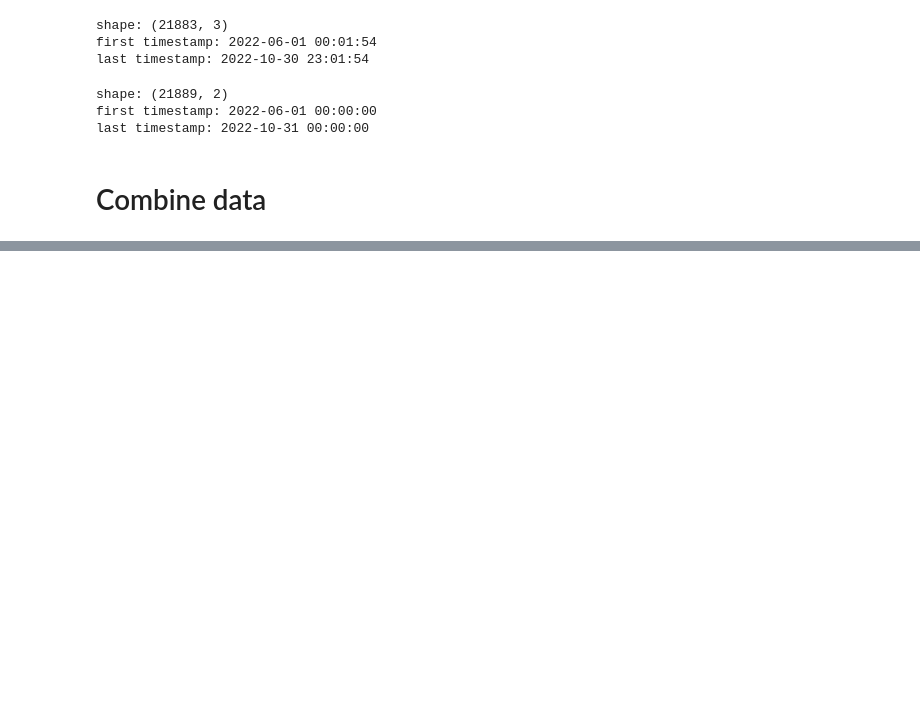
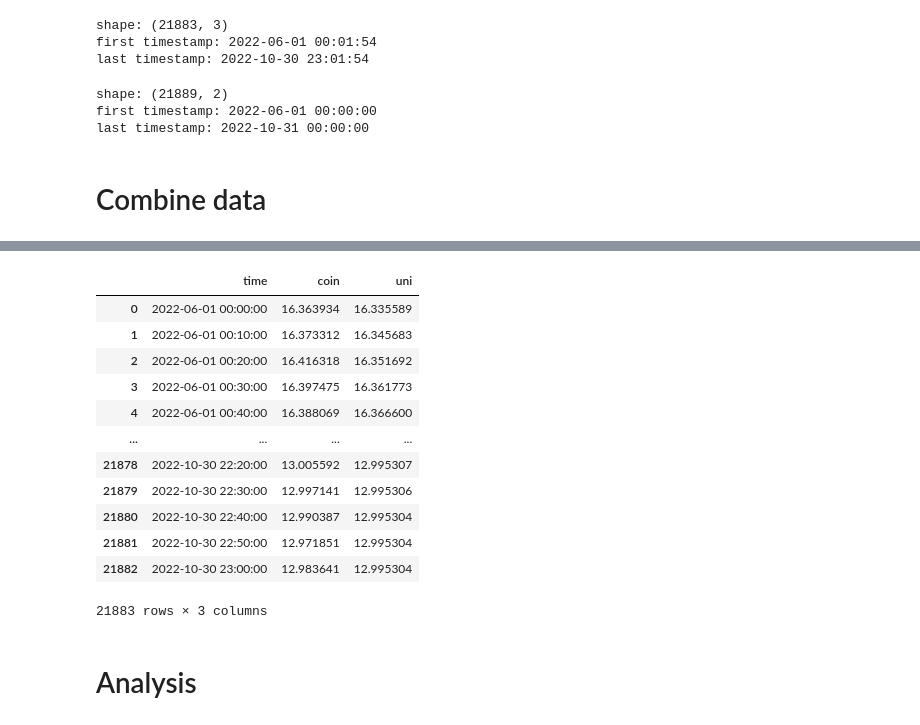
Before and after one commit to overlay-market/overlay-risk, a Jupyter notebook: scripts/noise_addition_exploration.ipynb, the cells around one changed output, grey strips where cells are left out. Saved outputs shown, nothing was run; the diff lists cells and outputs as text; code cells hidden in the pictures; blank space fills up the shorter version.

```diff
--- a/scripts/noise_addition_exploration.ipynb
+++ b/scripts/noise_addition_exploration.ipynb
@@ -97,0 +97,18 @@ print('NAs in coinbase column =', df[df.close.isna()]
+# %%
+df
+# %% [output]
+|  | time | coin | uni |
+| 0 | 2022-06-01 00:00:00 | 16.363934 | 16.335589 |
+| 1 | 2022-06-01 00:10:00 | 16.373312 | 16.345683 |
+| 2 | 2022-06-01 00:20:00 | 16.416318 | 16.351692 |
+| 3 | 2022-06-01 00:30:00 | 16.397475 | 16.361773 |
+| 4 | 2022-06-01 00:40:00 | 16.388069 | 16.366600 |
+| ... | ... | ... | ... |
+| 21878 | 2022-10-30 22:20:00 | 13.005592 | 12.995307 |
+| 21879 | 2022-10-30 22:30:00 | 12.997141 | 12.995306 |
+| 21880 | 2022-10-30 22:40:00 | 12.990387 | 12.995304 |
+| 21881 | 2022-10-30 22:50:00 | 12.971851 | 12.995304 |
+| 21882 | 2022-10-30 23:00:00 | 12.983641 | 12.995304 |
+21883 rows × 3 columns
+# %% [markdown]
+# Analysis
```
Also changed, not shown: parts of 9 cells of this notebook.
